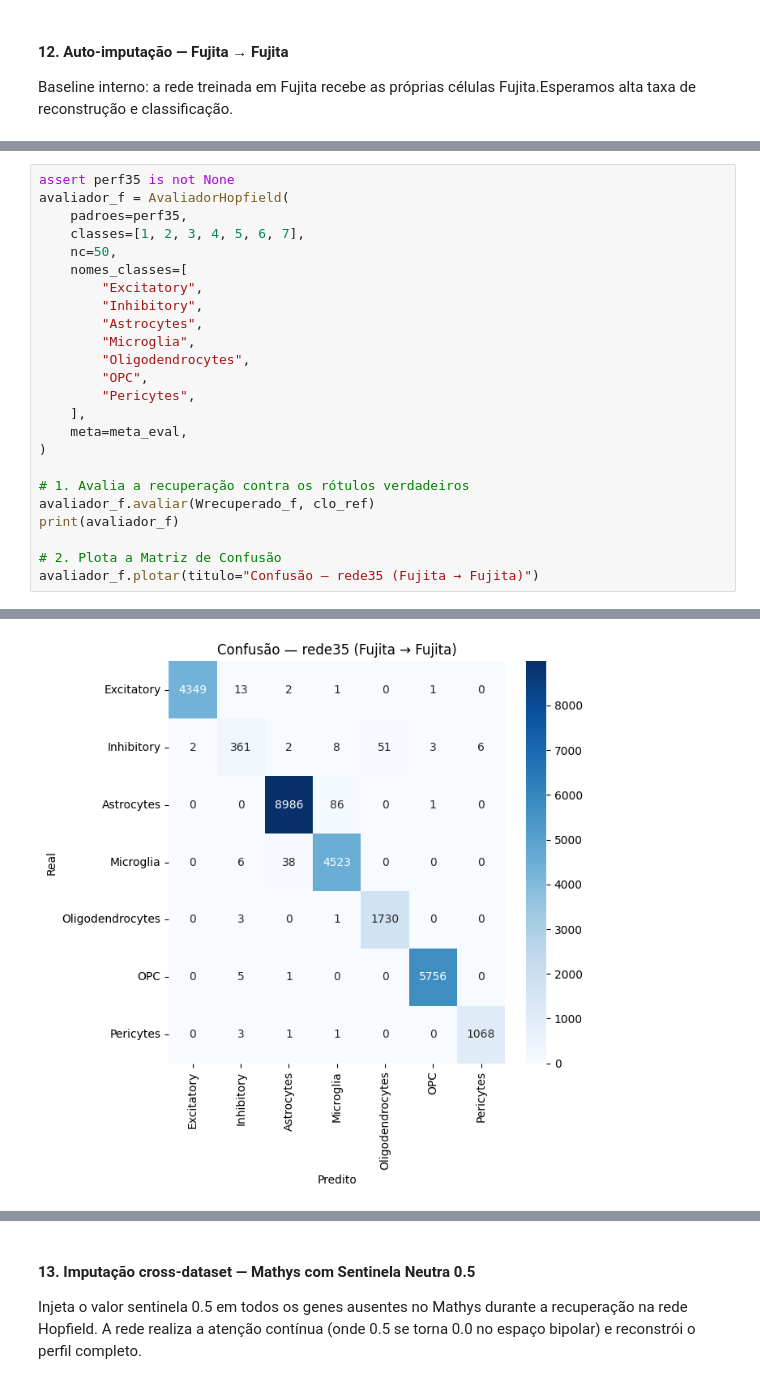
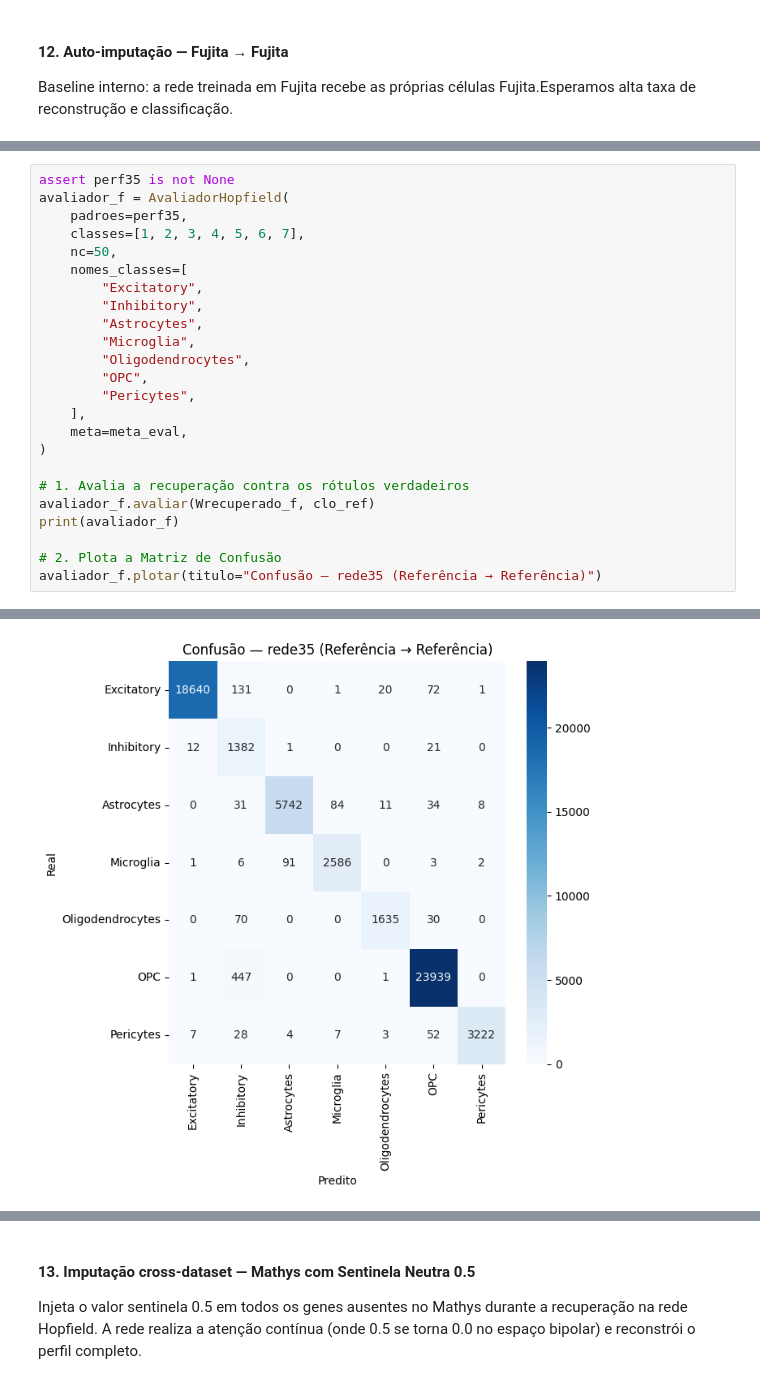
Before and after one commit to letdevx/pipiline_hopifield, a Jupyter notebook: pipeline_generico.ipynb, the cells around one changed output, grey strips where cells are left out. Saved outputs shown, nothing was run; the diff lists cells and outputs as text.

```diff
--- a/pipeline_generico.ipynb
+++ b/pipeline_generico.ipynb
@@ -799,6 +868,6 @@ avaliador_f.avaliar(Wrecuperado_f, clo_ref)
 print(avaliador_f)
 
 # 2. Plota a Matriz de Confusão
-avaliador_f.plotar(titulo="Confusão — rede35 (Fujita → Fujita)")
+avaliador_f.plotar(titulo="Confusão — rede35 (Referência → Referência)")
 # %% [output]
 [AvaliadorHopfield] Mapeando padrões recuperados para classes (métrica: euclidiana, lotes em float32)...
@@ -820,3 +889,3 @@ avaliador_f.plotar(titulo="Confusão — rede35 (Fujita → Fujita)")
 )
-[figure, old version]
+[figure, new version]
 AvaliadorHopfield(
```
Also changed, not shown: parts of 23 cells of this notebook, 1 other file.
